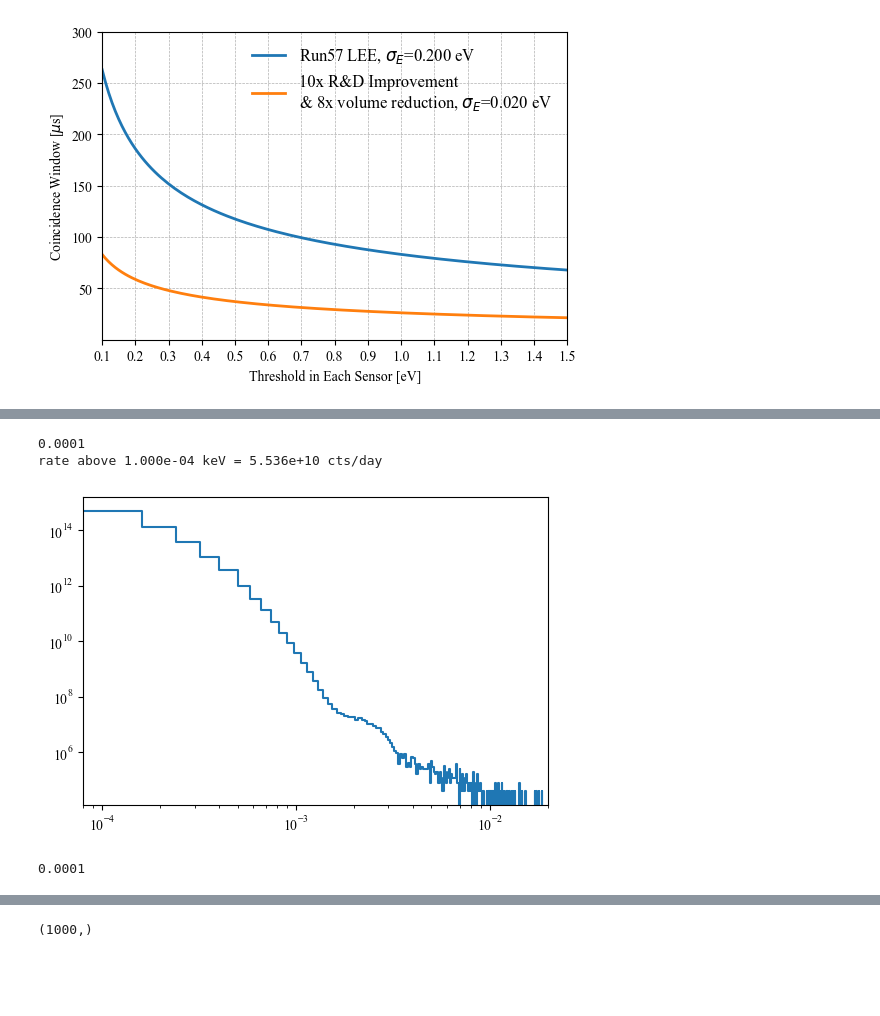
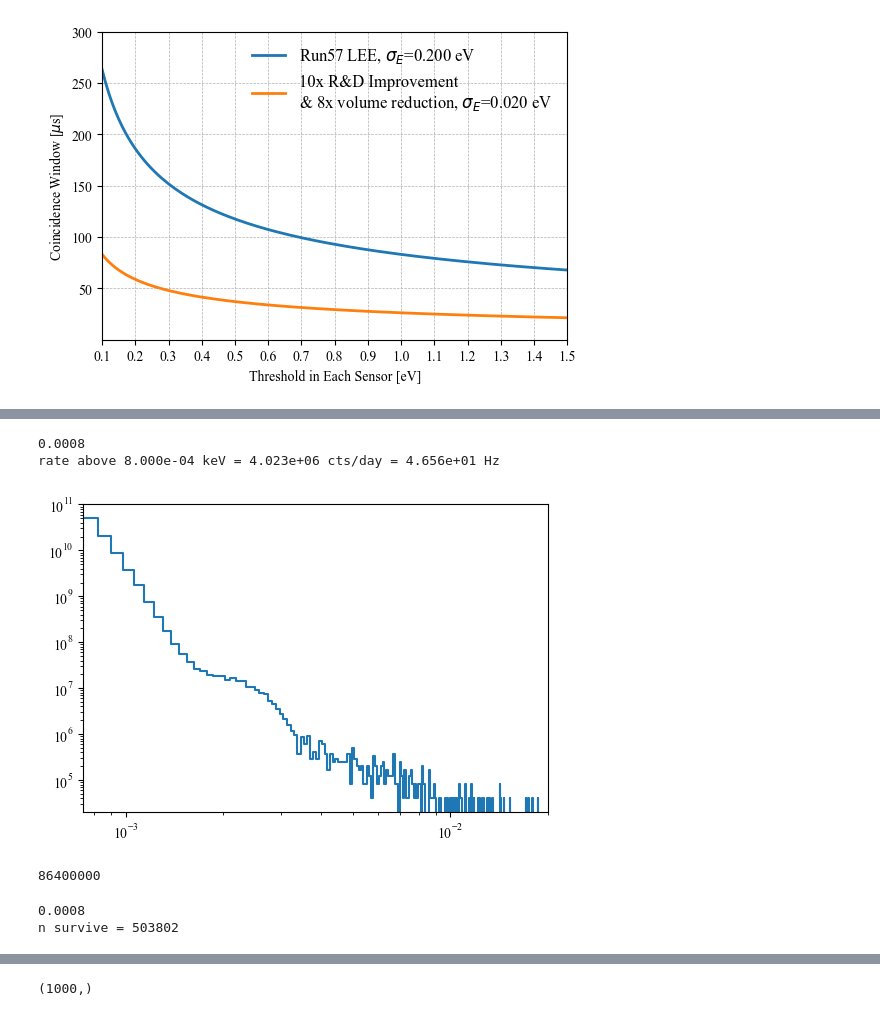
Before and after one commit to spice-herald/DarkLim, a Jupyter notebook: examples/sampling_test.ipynb, the cells around one changed output, grey strips where cells are left out. Cells and saved outputs as stored; diff of their text form; code cells hidden in the pictures; blank space fills up the shorter version.

```diff
--- a/examples/sampling_test.ipynb
+++ b/examples/sampling_test.ipynb
@@ -21,6 +21,7 @@ if None != os.getenv('NERSC_HOST'):
 import matplotlib
 matplotlib.rcParams['font.family'] = 'serif'
 matplotlib.rcParams['font.serif'] = 'Times New Roman'
+plt.rcParams['mathtext.fontset'] = 'stix'
 
 from matplotlib.ticker import AutoMinorLocator, MultipleLocator, FixedLocator, FuncFormatter, MaxNLocator
 
@@ -360,53 +357,66 @@ done.
 # %%
 # create a LEE background hist that only has bins above threshold:
 
 max_coinc = 4
 energy_res = 0.2e-3 # keV
 
 #per_device_threshold = stats.norm.isf(stats.norm.sf(5)**(1/max_coinc)) * energy_res
-per_device_threshold = 0.1e-3
+per_device_threshold = 0.8e-3
 print(per_device_threshold)
 
 cut_idx, cut_val = find_nearest_floor(h.bin_edges, per_device_threshold)
 #print(cut_idx, cut_val)
 new_edges = h.bin_edges[cut_idx:]
 new_content = h.histogram[cut_idx:]
 #print(new_edges)
 
 # plot new hist and sample from it
 fig, ax = plt.subplots(1,figsize=(6,4))
 hn = Hist1d.from_histogram(new_content,new_edges)
 hn.plot()
 
 ax.set_xlim(cut_val,2e-2)
 ax.set_xscale('log')
 ax.set_yscale('log')
 
-# test of sampling
-#randos = hn.get_random(size=100000000)
-#hnr = hn.similar_blank_histogram()
-#hnr.add(randos)
-#scale = hn.n/hnr.n
-#hnr.plot(scale_histogram_by=scale)
-
-rate_above_threshold = np.sum(hn.histogram * (hn.bin_edges[1::]-hn.bin_edges[:-1]))
-print('rate above {:0.3e} keV = {:0.3e} cts/day'.format(per_device_threshold,rate_above_threshold))
+#rate_above_threshold = np.sum(hn.histogram * (hn.bin_edges[1::]-hn.bin_edges[:-1]))
+rate_above_threshold = pdf_integral(lee_func,per_device_threshold,100e-3,10000)
+print('rate above {:0.3e} keV = {:0.3e} cts/day = {:0.3e} Hz'.format(per_device_threshold,rate_above_threshold,rate_above_threshold/24/3600))
 # %% [output]
-0.0001
-rate above 1.000e-04 keV = 5.536e+10 cts/day
+0.0008
+rate above 8.000e-04 keV = 4.023e+06 cts/day = 4.656e+01 Hz
-[figure, old version]
+[figure, new version]
+# %%
+1000*3600*24
+# %% [output]
+86400000
 # %%
-ntoys = 1000000
-n_devices = 2
+ntoys = 5000000
+n_devices = 4
 raw_evts = np.zeros((n_devices,ntoys))
 for i in range(n_devices):
     raw_evts[i,:] = hn.get_random(size=ntoys) #randoms from LEE histogram
+evts = np.copy(raw_evts)
 
-evts = np.copy(raw_evts)
 summed_energy = np.sum(raw_evts,axis=0)
 raw_evts[np.where(raw_evts<per_device_threshold)] = 0 # sets events below threshold to zero - this should be the *per device threshold*
 n_over = np.count_nonzero(raw_evts,axis=0) # gives number of devices above threshold for each event
 keepers = summed_energy[n_over>=n_devices] # summed energy of evts which satisfy coincidence requirement
+
+summed_n = (1/energy_res)*np.sqrt( raw_evts[0,:]**2+raw_evts[1,:]**2+raw_evts[2,:]**2+raw_evts[3,:]**2 )
+
+#min_sigmas = np.min(evts,axis=0)/energy_res # smallest sigma for all evts
+#min_sigmas = summed_energy/energy_res # smallest sigma for all evts
+#windows = 186e-6/np.sqrt(min_sigmas)
+
+windows = 186e-6/np.sqrt(summed_n)
+fixed_windows = np.full_like(windows,127e-6)
+
+evt_weights = (1/len(windows)) * (pile_up_rate_4fold(rate_above_threshold/24/3600,windows) * 3600*24)
+evt_weights_fixed = (1/len(fixed_windows)) * (pile_up_rate_4fold(rate_above_threshold/24/3600,fixed_windows) * 3600*24)
+
 print(per_device_threshold)
+print('n survive = {:d}'.format(len(keepers)))
 # %% [output]
-0.0001
+0.0008
+n survive = 503802
```
Also changed, not shown: parts of 18 cells of this notebook, 1 other file.
